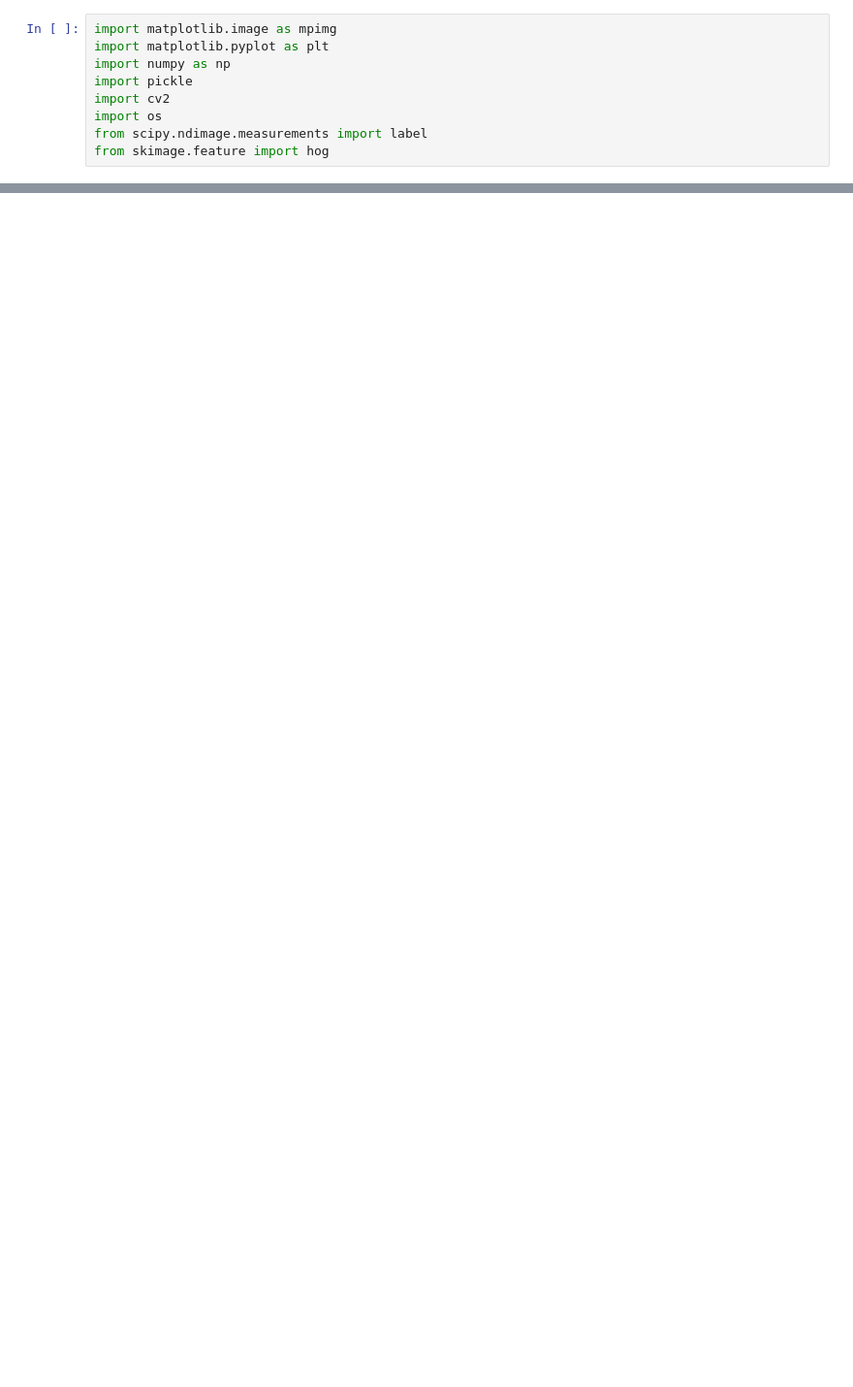
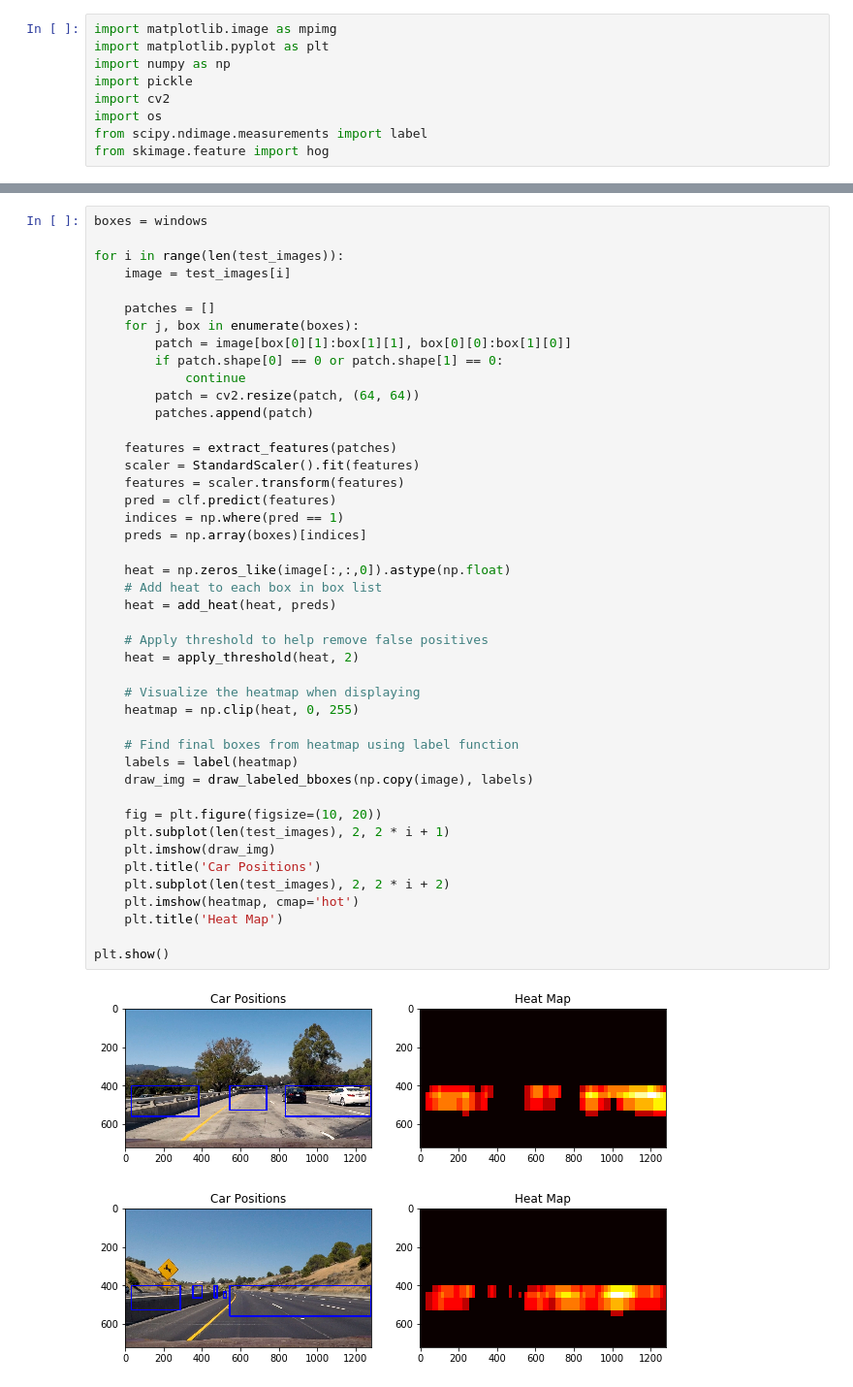
Before and after one commit to romannergachev/CarND-Vehicle-Detection, a Jupyter notebook: project.ipynb, the cells around one changed output, grey strips where cells are left out. Shown at 97% size. Saved outputs shown, nothing was run; the diff lists cells and outputs as text; blank space fills up the shorter version.

```diff
--- a/project.ipynb
+++ b/project.ipynb
@@ -337,0 +364,47 @@ fig.tight_layout()
+# %%
+boxes = windows
+
+for i in range(len(test_images)):
+    image = test_images[i]
+
+    patches = []
+    for j, box in enumerate(boxes):
+        patch = image[box[0][1]:box[1][1], box[0][0]:box[1][0]]
+        if patch.shape[0] == 0 or patch.shape[1] == 0:
+            continue
+        patch = cv2.resize(patch, (64, 64))
+        patches.append(patch)
+
+    features = extract_features(patches)
+    scaler = StandardScaler().fit(features)
+    features = scaler.transform(features)
+    pred = clf.predict(features)
+    indices = np.where(pred == 1)
+    preds = np.array(boxes)[indices]
+
+    heat = np.zeros_like(image[:,:,0]).astype(np.float)
+    # Add heat to each box in box list
+    heat = add_heat(heat, preds)
+
+    # Apply threshold to help remove false positives
+    heat = apply_threshold(heat, 2)
+
+    # Visualize the heatmap when displaying
+    heatmap = np.clip(heat, 0, 255)
+
+    # Find final boxes from heatmap using label function
+    labels = label(heatmap)
+    draw_img = draw_labeled_bboxes(np.copy(image), labels)
+
+    fig = plt.figure(figsize=(10, 20))
+    plt.subplot(len(test_images), 2, 2 * i + 1)
+    plt.imshow(draw_img)
+    plt.title('Car Positions')
+    plt.subplot(len(test_images), 2, 2 * i + 2)
+    plt.imshow(heatmap, cmap='hot')
+    plt.title('Heat Map')
+
+plt.show()
+# %% [output]
+[figure, added]
+[figure, added]
```
Also changed, not shown: parts of 22 cells of this notebook, 1 other file.
